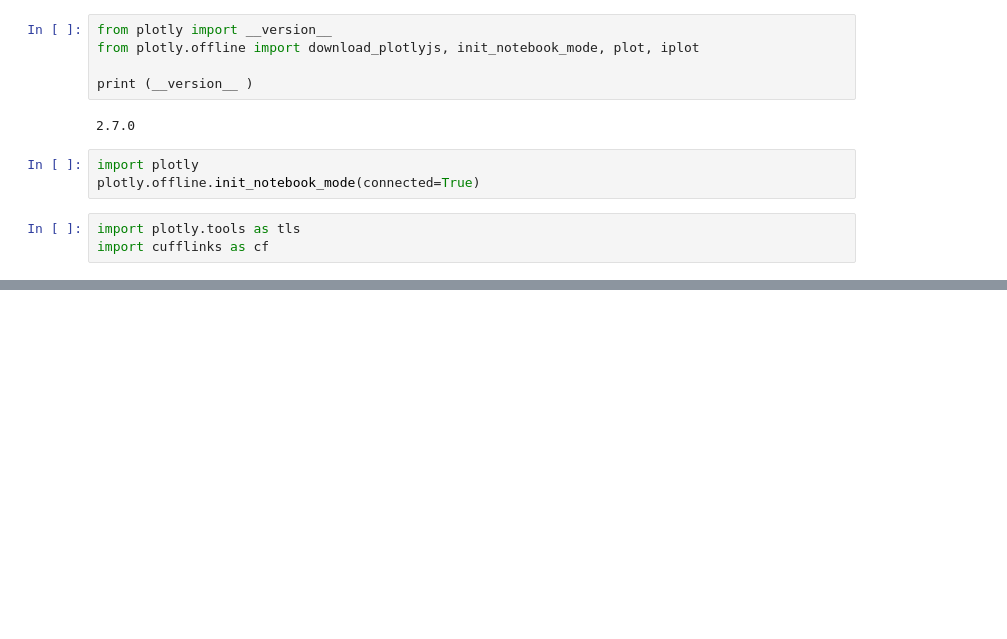
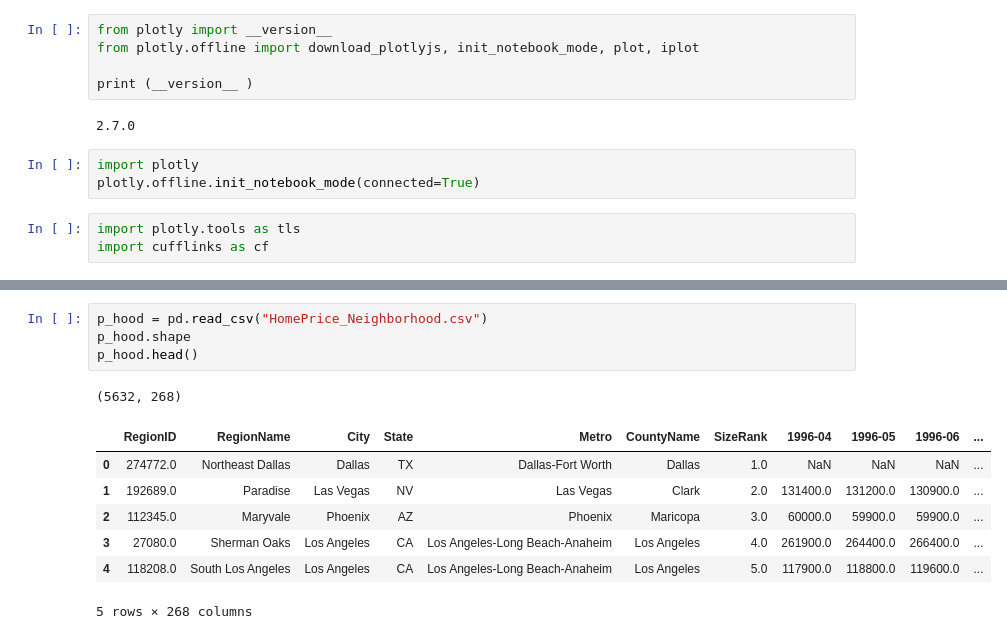
Before and after one commit to akell47/Zillow, a Jupyter notebook: zipcode.ipynb, the cells around one changed output, grey strips where cells are left out. Cells and saved outputs as stored; diff of their text form; blank space fills up the shorter version.

```diff
--- a/zipcode.ipynb
+++ b/zipcode.ipynb
@@ -174,2 +174,15 @@ py.iplot(fig, filename = "")
 # %% [output]
 [interactive output not drawn]
+# %%
+p_hood = pd.read_csv("HomePrice_Neighborhood.csv")
+p_hood.shape
+p_hood.head()
+# %% [output]
+(5632, 268)
+|  | RegionID | RegionName | City | State | Metro | CountyName | SizeRank | 1996-04 | 1996-05 | 1996-06 | ... |
+| 0 | 274772.0 | Northeast Dallas | Dallas | TX | Dallas-Fort Worth | Dallas | 1.0 | NaN | NaN | NaN | ... |
+| 1 | 192689.0 | Paradise | Las Vegas | NV | Las Vegas | Clark | 2.0 | 131400.0 | 131200.0 | 130900.0 | ... |
+| 2 | 112345.0 | Maryvale | Phoenix | AZ | Phoenix | Maricopa | 3.0 | 60000.0 | 59900.0 | 59900.0 | ... |
+| 3 | 27080.0 | Sherman Oaks | Los Angeles | CA | Los Angeles-Long Beach-Anaheim | Los Angeles | 4.0 | 261900.0 | 264400.0 | 266400.0 | ... |
+| 4 | 118208.0 | South Los Angeles | Los Angeles | CA | Los Angeles-Long Beach-Anaheim | Los Angeles | 5.0 | 117900.0 | 118800.0 | 119600.0 | ... |
+5 rows × 268 columns
```
Also changed, not shown: parts of 12 cells of this notebook.
